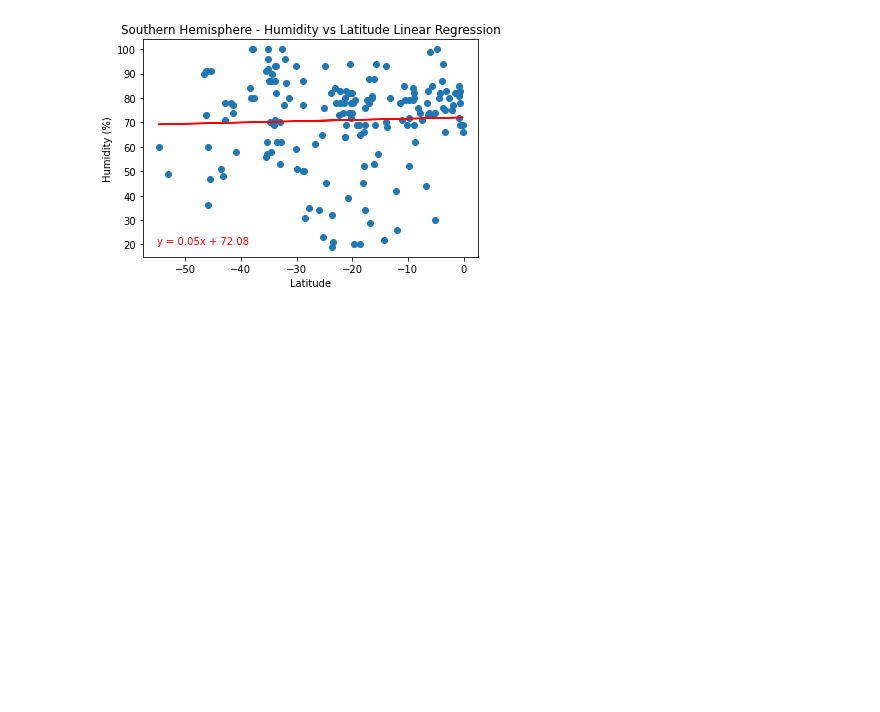
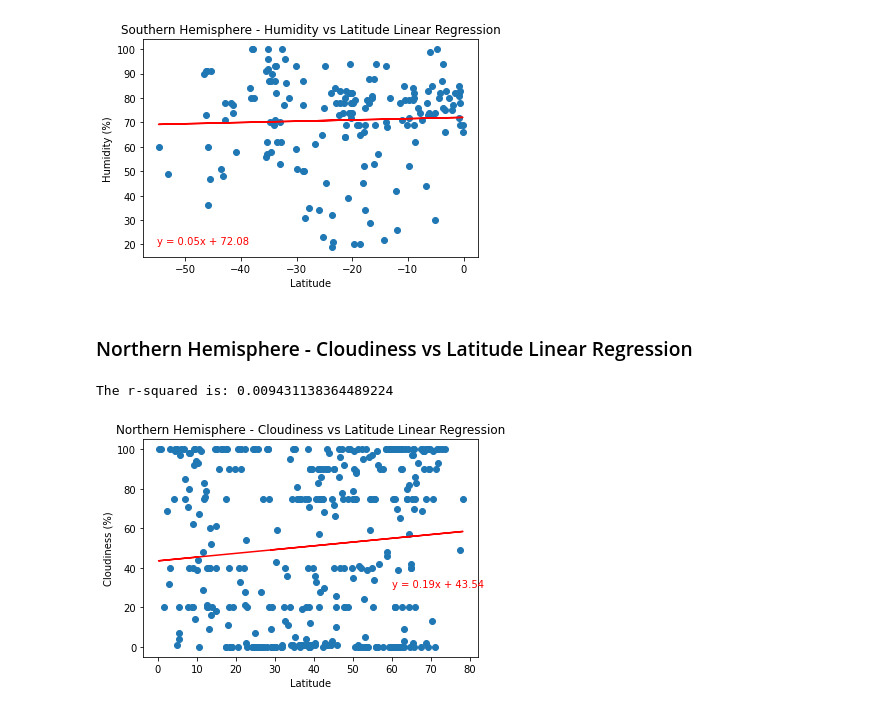
Before and after one commit to cmoeser5/City-Weather, a Jupyter notebook: WeatherPy/WeatherPy.ipynb, the cells around one changed output. Drawn from its saved outputs; the diff is of its cells as text; code cells hidden in the pictures; blank space fills up the shorter version.

Commit message:
add northern and southern cloudiness vs lat

```diff
--- a/WeatherPy/WeatherPy.ipynb
+++ b/WeatherPy/WeatherPy.ipynb
@@ -356,3 +356,18 @@ plt.savefig("output_data/Southern_Hemisphere-Humidity_vs_Lat")
 # %% [output]
 The r-squared is: 0.0013956359645311593
 [figure]
+# %% [markdown]
+###  Northern Hemisphere - Cloudiness vs Latitude Linear Regression
+# %%
+equation = linear_regression(north_df["Lat"], north_df["Clouds"])
+
+annotate(equation[0], 60, 30)
+
+plt.title(f"Northern Hemisphere - Cloudiness vs Latitude Linear Regression")
+plt.xlabel("Latitude")
+plt.ylabel("Cloudiness (%)")
+print(f"The r-squared is: {equation[1]**2}")
+plt.savefig("output_data/Northern_Hemisphere-Cloudiness_vs_Lat")
+# %% [output]
+The r-squared is: 0.009431138364489224
+[figure, added]
```
Also changed, not shown: parts of 2 cells of this notebook, 2 other files.
